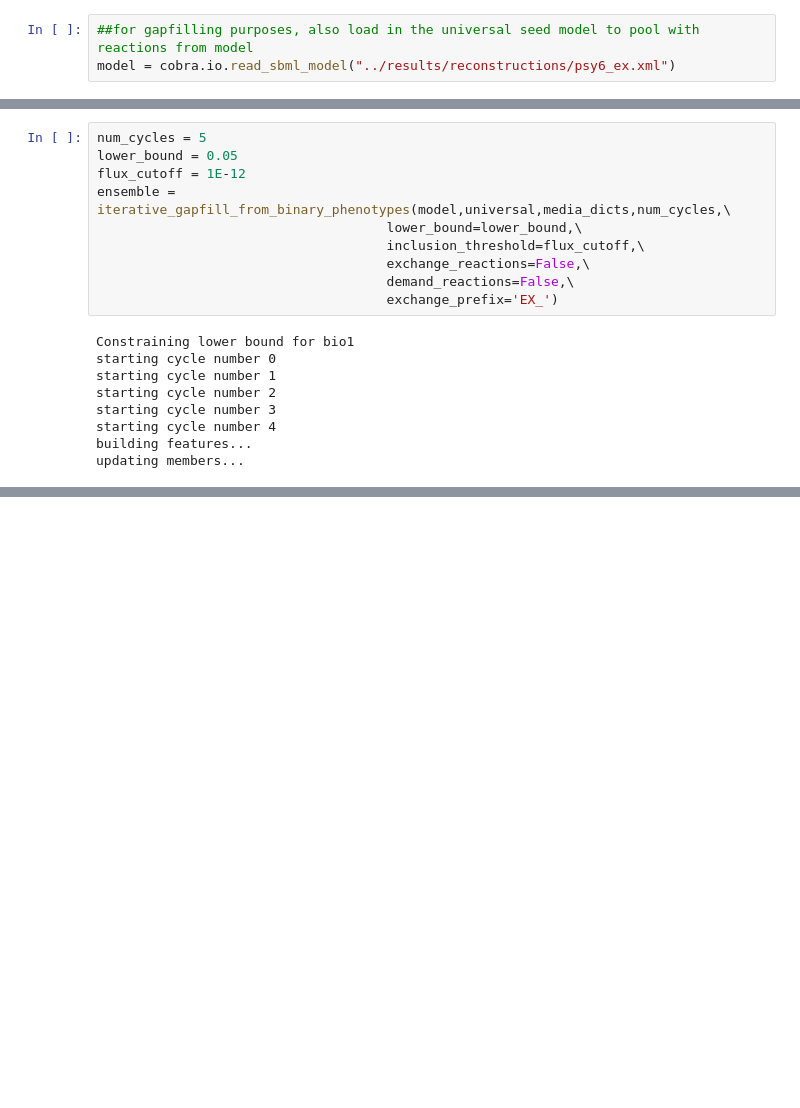
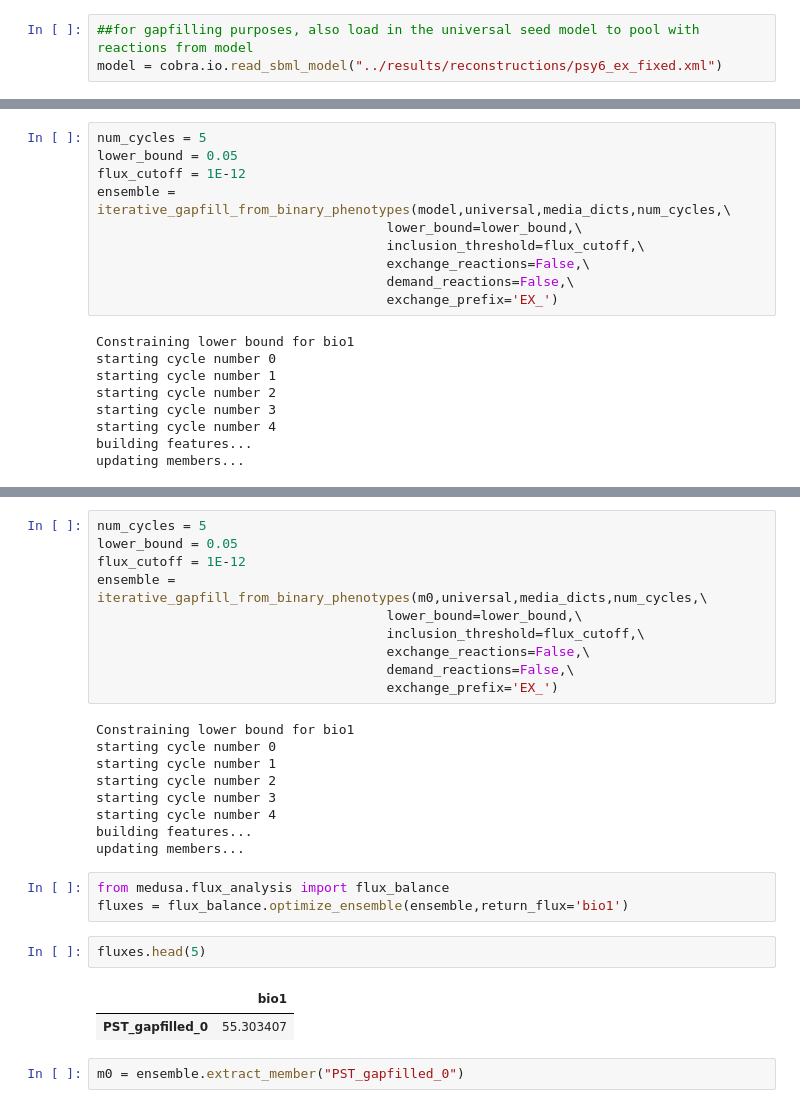
Before and after one commit to gregmedlock/psy_recon, a Jupyter notebook: bin/concise_gapfill.ipynb, the cells around one changed output, grey strips where cells are left out. Drawn from its saved outputs; the diff is of its cells as text; blank space fills up the shorter version.

```diff
--- a/bin/concise_gapfill.ipynb
+++ b/bin/concise_gapfill.ipynb
@@ -115,7 +118,7 @@ for rxn in seed_draft.reactions:
 universal.add_reactions(add_to_universal)
 # %%
 ##for gapfilling purposes, also load in the universal seed model to pool with reactions from model
-model = cobra.io.read_sbml_model("../results/reconstructions/psy6_ex.xml")
+model = cobra.io.read_sbml_model("../results/reconstructions/psy6_ex_fixed.xml")
 # %%
 # Swap out the biomass function for the one from the draft
 model.remove_reactions(['biomass_pto',
@@ -305,0 +436,29 @@ updating members...
+# %%
+num_cycles = 5
+lower_bound = 0.05
+flux_cutoff = 1E-12
+ensemble = iterative_gapfill_from_binary_phenotypes(m0,universal,media_dicts,num_cycles,\
+                                     lower_bound=lower_bound,\
+                                     inclusion_threshold=flux_cutoff,\
+                                     exchange_reactions=False,\
+                                     demand_reactions=False,\
+                                     exchange_prefix='EX_')
+# %% [output]
+Constraining lower bound for bio1
+starting cycle number 0
+starting cycle number 1
+starting cycle number 2
+starting cycle number 3
+starting cycle number 4
+building features...
+updating members...
+# %%
+from medusa.flux_analysis import flux_balance
+fluxes = flux_balance.optimize_ensemble(ensemble,return_flux='bio1')
+# %%
+fluxes.head(5)
+# %% [output]
+|  | bio1 |
+| PST_gapfilled_0 | 55.303407 |
+# %%
+m0 = ensemble.extract_member("PST_gapfilled_0")
```
Also changed, not shown: parts of 21 cells of this notebook, 1 other file.
